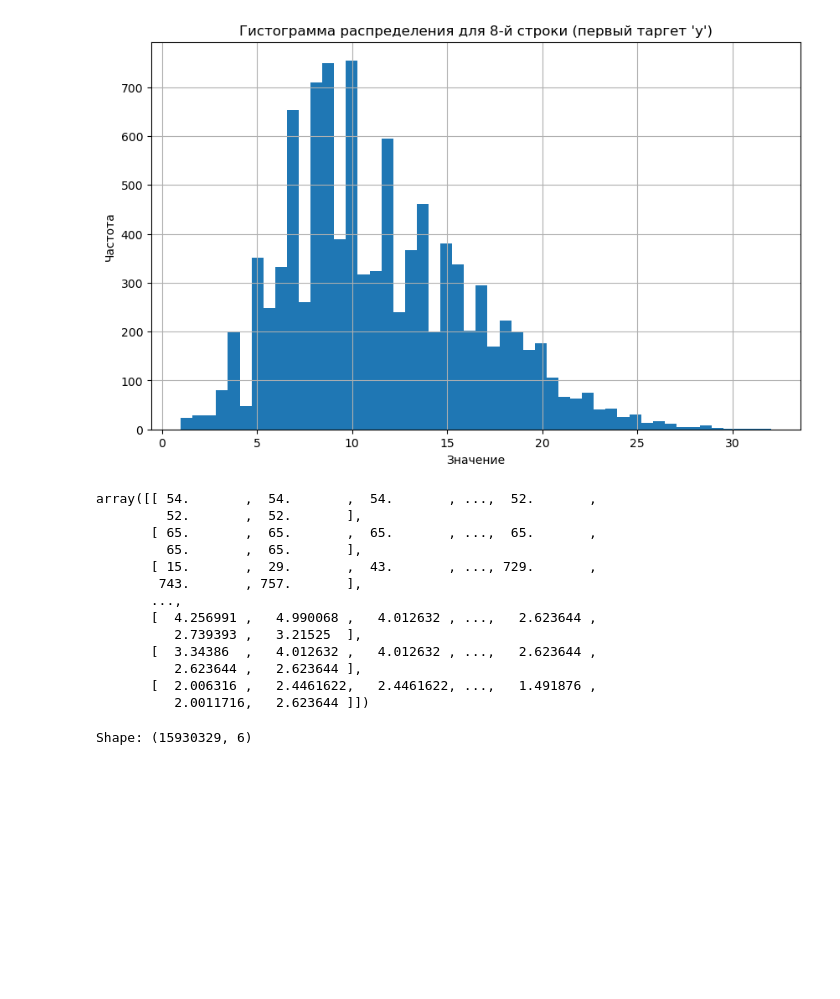
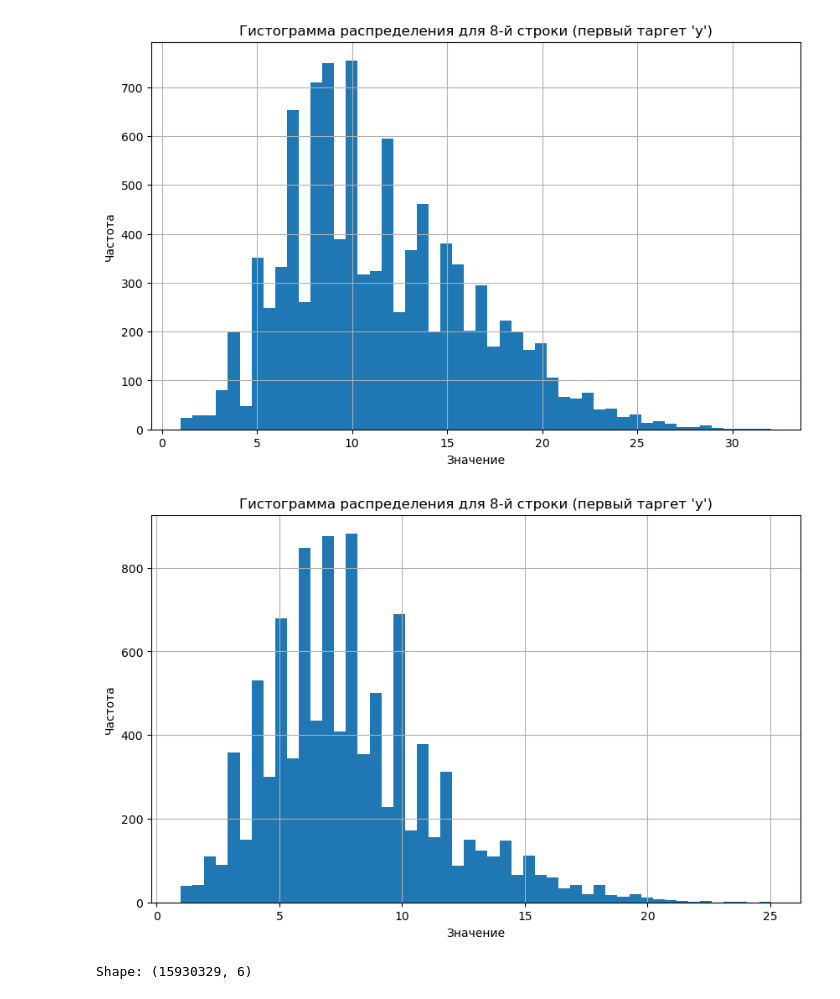
Before and after one commit to yeahartem/storm_prediction, a Jupyter notebook: data_check.ipynb, the cells around one changed output. Cells and saved outputs as stored; diff of their text form; code cells hidden in the pictures; blank space fills up the shorter version.

```diff
--- a/data_check.ipynb
+++ b/data_check.ipynb
@@ -37,7 +37,7 @@ try:
     if data_column.shape[0] > 7:
         plt.figure(figsize=(10, 6))
         plt.hist(data_column[7], bins=50)
-        plt.title("Гистограмма распределения для 8-й строки (первый таргет 'y')")
+        plt.title("Гистограмма распределения для 8-й строки (0.96 квантиль)(первый таргет 'y')")
         plt.xlabel("Значение")
         plt.ylabel("Частота")
         plt.grid(True)
@@ -67,21 +67,15 @@ except Exception as e:
   Std Dev: 1.4311
 [figure]
 # %%
-data_column
+plt.figure(figsize=(10, 6))
+plt.hist(data_column[8], bins=50)
+plt.title("Гистограмма распределения для 8-й строки (первый таргет 'y')")
+plt.xlabel("Значение")
+plt.ylabel("Частота")
+plt.grid(True)
+plt.show()
 # %% [output]
-array([[ 54.       ,  54.       ,  54.       , ...,  52.       ,
-         52.       ,  52.       ],
-       [ 65.       ,  65.       ,  65.       , ...,  65.       ,
-         65.       ,  65.       ],
-       [ 15.       ,  29.       ,  43.       , ..., 729.       ,
-        743.       , 757.       ],
-       ...,
-       [  4.256991 ,   4.990068 ,   4.012632 , ...,   2.623644 ,
-          2.739393 ,   3.21525  ],
-       [  3.34386  ,   4.012632 ,   4.012632 , ...,   2.623644 ,
-          2.623644 ,   2.623644 ],
-       [  2.006316 ,   2.4461622,   2.4461622, ...,   1.491876 ,
-          2.0011716,   2.623644 ]])
+[figure, added]
 # %%
 import pandas as pd
 
```
Also changed, not shown: parts of 2 cells of this notebook, 5 other files.
